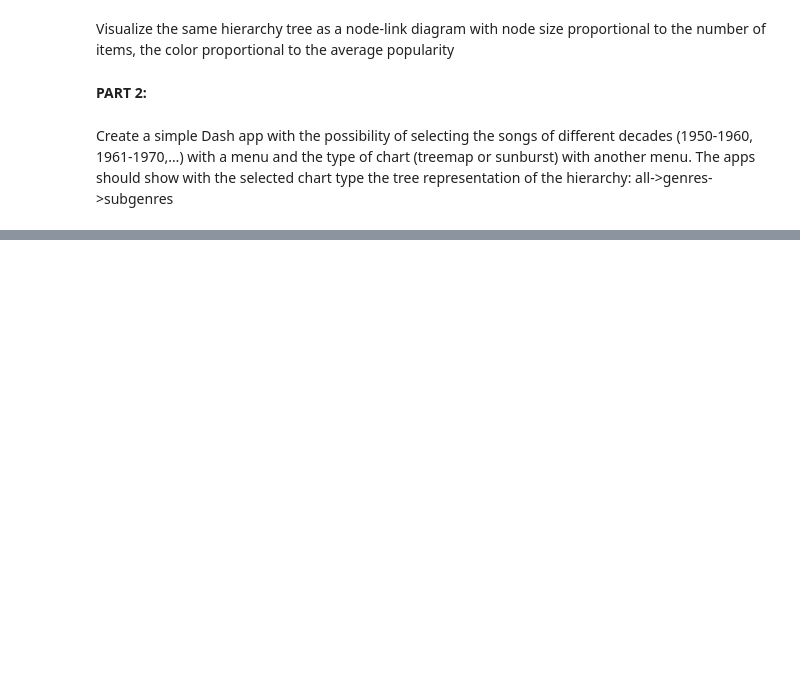
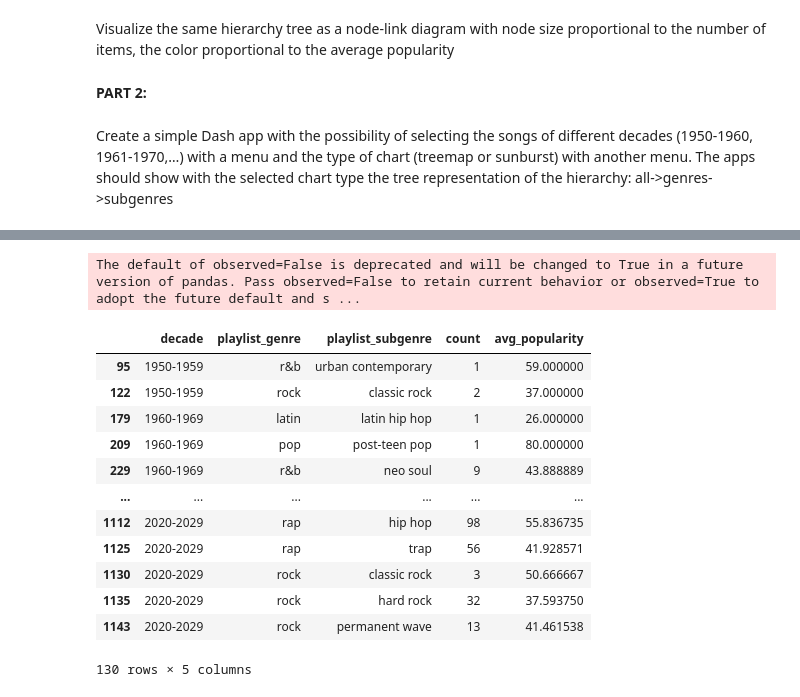
Before and after one commit to IsabellaPodavini/Data_Visulization, a Jupyter notebook: Homework_3/homework_3.ipynb, the cells around one changed output, grey strips where cells are left out. Cells and saved outputs as stored; diff of their text form; code cells hidden in the pictures; blank space fills up the shorter version.

```diff
--- a/Homework_3/homework_3.ipynb
+++ b/Homework_3/homework_3.ipynb
@@ -220,0 +252,24 @@ Create a simple Dash app with the possibility of selecting the songs of differen
+# %%
+df = decade_genre_subgenre.groupby(['decade','playlist_genre', 'playlist_subgenre']).agg(
+    count=('track_id', 'size'),
+    avg_popularity=('track_popularity', 'mean')
+).reset_index()
+
+# filter out the rows with count = 0
+df = df[df['count'] > 0]
+df
+# %% [output]
+The default of observed=False is deprecated and will be changed to True in a future version of pandas. Pass observed=False to retain current behavior or observed=True to adopt the future default and s ...
+|  | decade | playlist_genre | playlist_subgenre | count | avg_popularity |
+| 95 | 1950-1959 | r&b | urban contemporary | 1 | 59.000000 |
+| 122 | 1950-1959 | rock | classic rock | 2 | 37.000000 |
+| 179 | 1960-1969 | latin | latin hip hop | 1 | 26.000000 |
+| 209 | 1960-1969 | pop | post-teen pop | 1 | 80.000000 |
+| 229 | 1960-1969 | r&b | neo soul | 9 | 43.888889 |
+| ... | ... | ... | ... | ... | ... |
+| 1112 | 2020-2029 | rap | hip hop | 98 | 55.836735 |
+| 1125 | 2020-2029 | rap | trap | 56 | 41.928571 |
+| 1130 | 2020-2029 | rock | classic rock | 3 | 50.666667 |
+| 1135 | 2020-2029 | rock | hard rock | 32 | 37.593750 |
+| 1143 | 2020-2029 | rock | permanent wave | 13 | 41.461538 |
+130 rows × 5 columns
```
Also changed, not shown: parts of 5 cells of this notebook.
